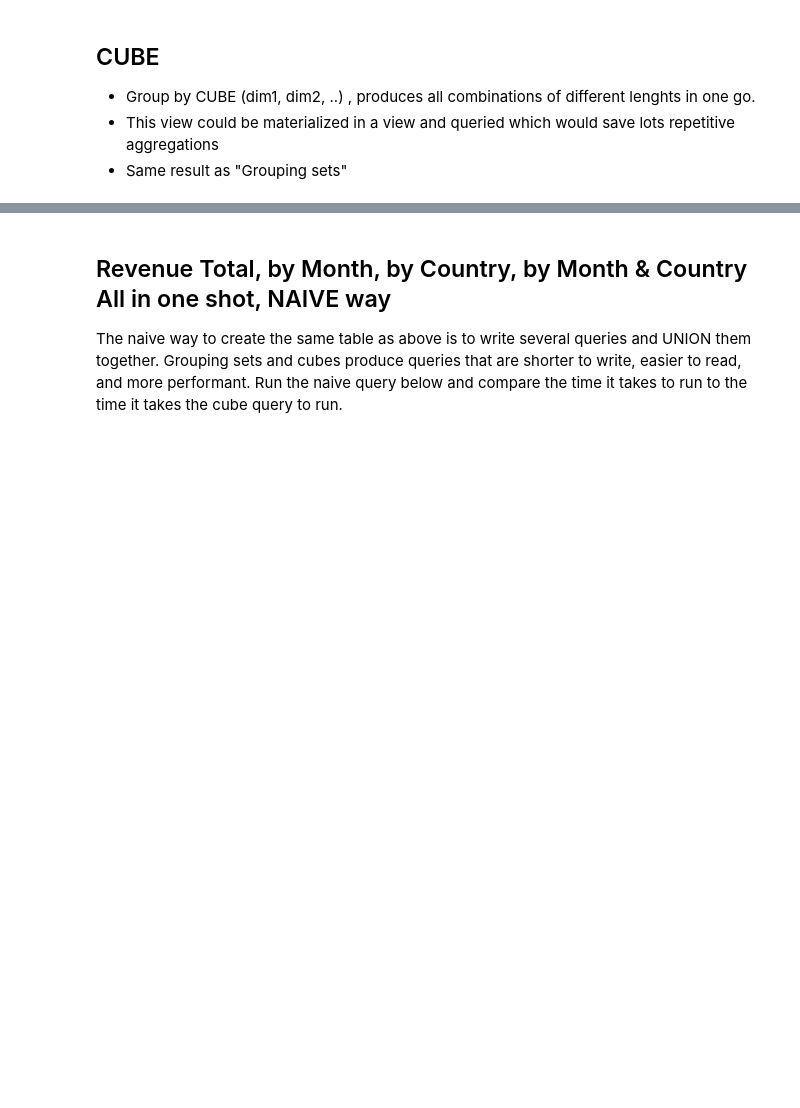
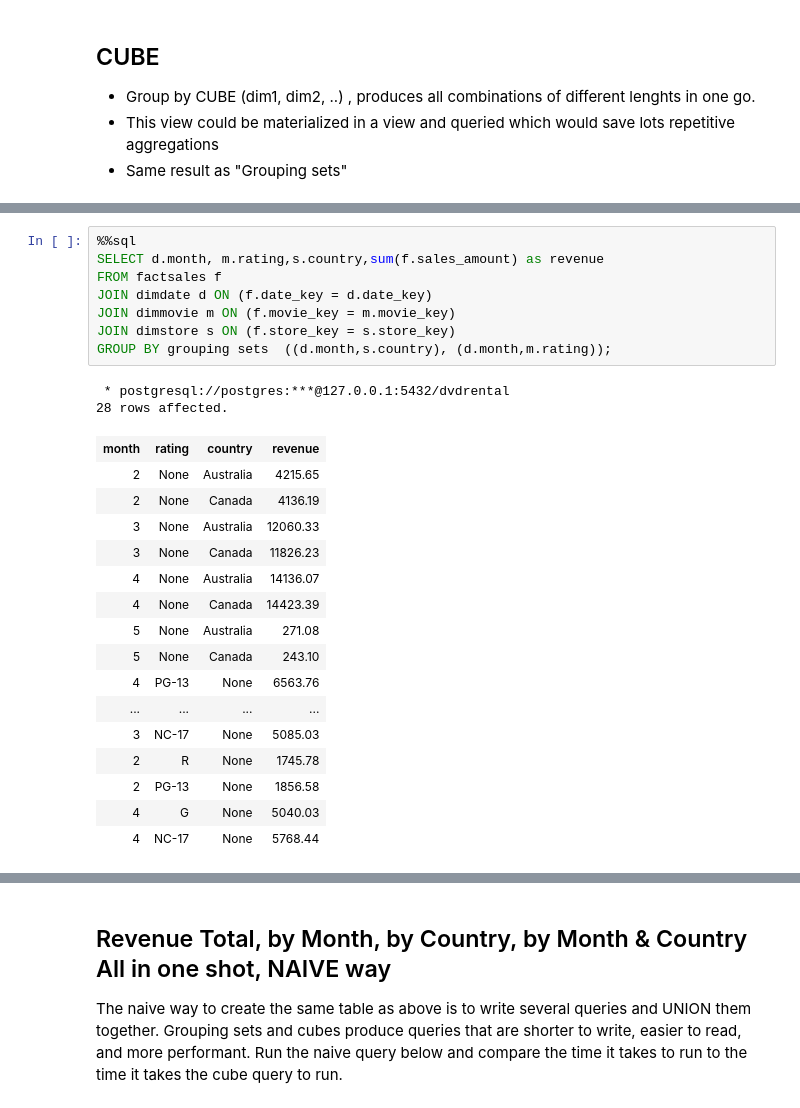
Before and after one commit to SapanShah177/OLAP-Operation, a Jupyter notebook: OLAP Operations.ipynb, the cells around one changed output, grey strips where cells are left out. Saved outputs shown, nothing was run; the diff lists cells and outputs as text; blank space fills up the shorter version.

```diff
--- a/OLAP Operations.ipynb
+++ b/OLAP Operations.ipynb
@@ -348,0 +350,27 @@ Wall time: 20 ms
+# %%
+%%sql
+SELECT d.month, m.rating,s.country,sum(f.sales_amount) as revenue
+FROM factsales f
+JOIN dimdate d ON (f.date_key = d.date_key)
+JOIN dimmovie m ON (f.movie_key = m.movie_key)
+JOIN dimstore s ON (f.store_key = s.store_key)
+GROUP BY grouping sets  ((d.month,s.country), (d.month,m.rating));
+# %% [output]
+ * postgresql://postgres:***@127.0.0.1:5432/dvdrental
+28 rows affected.
+| month | rating | country | revenue |
+| 2 | None | Australia | 4215.65 |
+| 2 | None | Canada | 4136.19 |
+| 3 | None | Australia | 12060.33 |
+| 3 | None | Canada | 11826.23 |
+| 4 | None | Australia | 14136.07 |
+| 4 | None | Canada | 14423.39 |
+| 5 | None | Australia | 271.08 |
+| 5 | None | Canada | 243.10 |
+| 4 | PG-13 | None | 6563.76 |
+| ... | ... | ... | ... |
+| 3 | NC-17 | None | 5085.03 |
+| 2 | R | None | 1745.78 |
+| 2 | PG-13 | None | 1856.58 |
+| 4 | G | None | 5040.03 |
+| 4 | NC-17 | None | 5768.44 |
```
Also changed, not shown: parts of 10 cells of this notebook.
